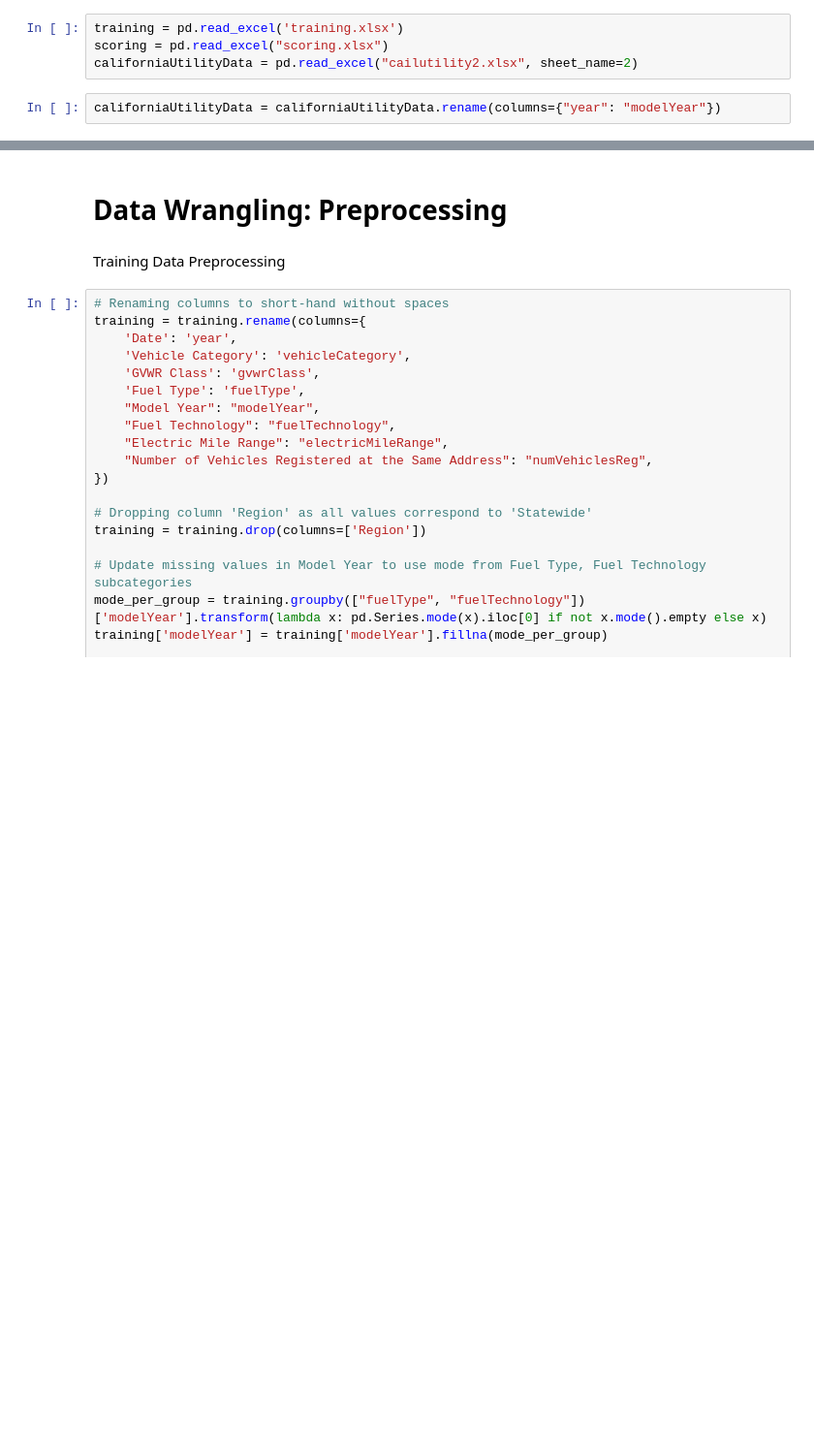
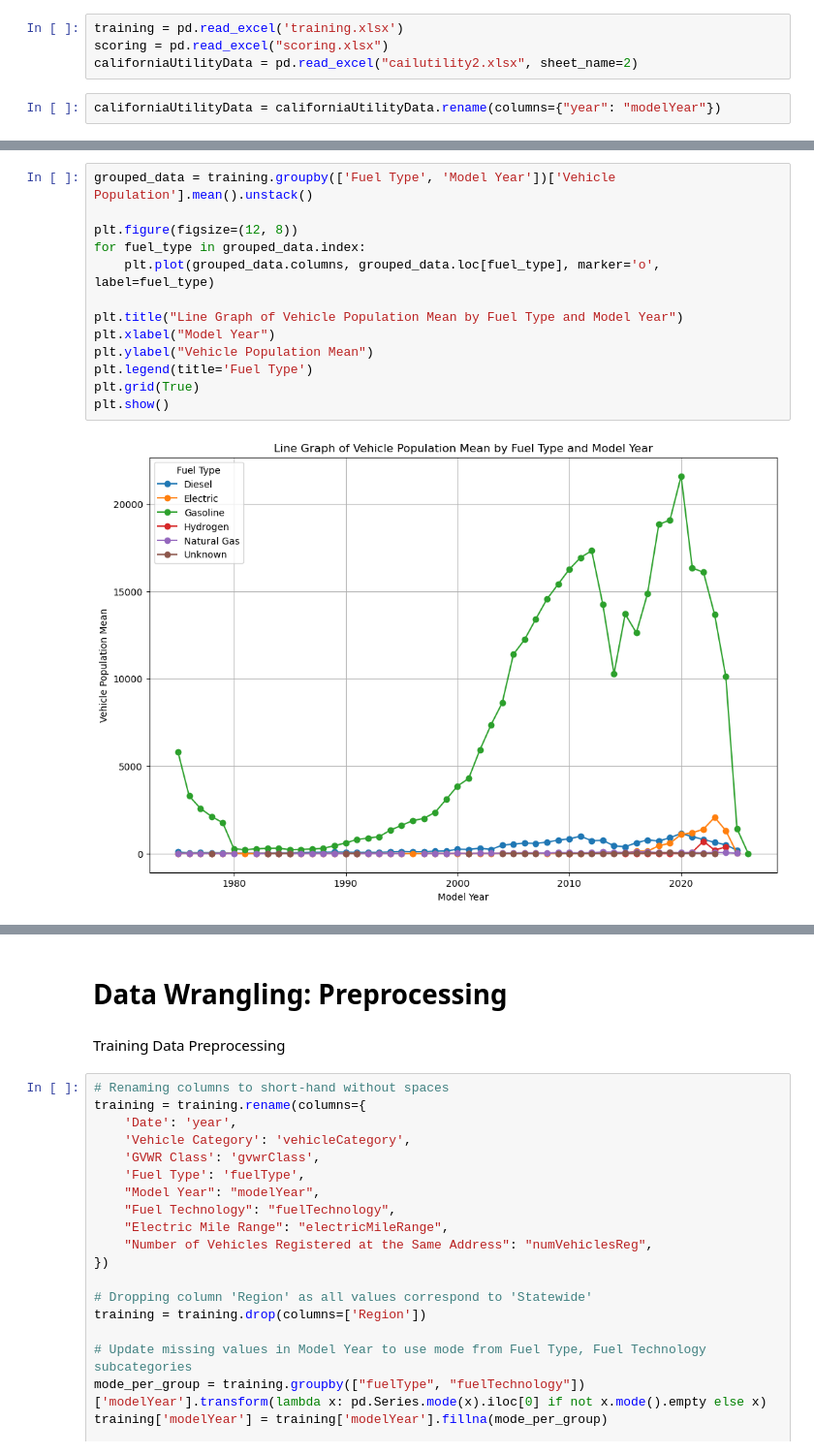
Before and after one commit to penguinumbrella/Rice-Datathon-2025, a Jupyter notebook: chevron_track/chevron_official.ipynb, the cells around one changed output, grey strips where cells are left out. Shown: that part at 97% size. Cells and saved outputs as stored; diff of their text form; blank space fills up the shorter version.

```diff
--- a/chevron_track/chevron_official.ipynb
+++ b/chevron_track/chevron_official.ipynb
@@ -9,0 +45,15 @@ californiaUtilityData = californiaUtilityData.rename(columns={"year": "modelYear
+# %%
+grouped_data = training.groupby(['Fuel Type', 'Model Year'])['Vehicle Population'].mean().unstack()
+
+plt.figure(figsize=(12, 8))
+for fuel_type in grouped_data.index:
+    plt.plot(grouped_data.columns, grouped_data.loc[fuel_type], marker='o', label=fuel_type)
+
+plt.title("Line Graph of Vehicle Population Mean by Fuel Type and Model Year")
+plt.xlabel("Model Year")
+plt.ylabel("Vehicle Population Mean")
+plt.legend(title='Fuel Type')
+plt.grid(True)
+plt.show()
+# %% [output]
+[figure, added]
```
Also changed, not shown: parts of 39 cells of this notebook, 4 other files.
